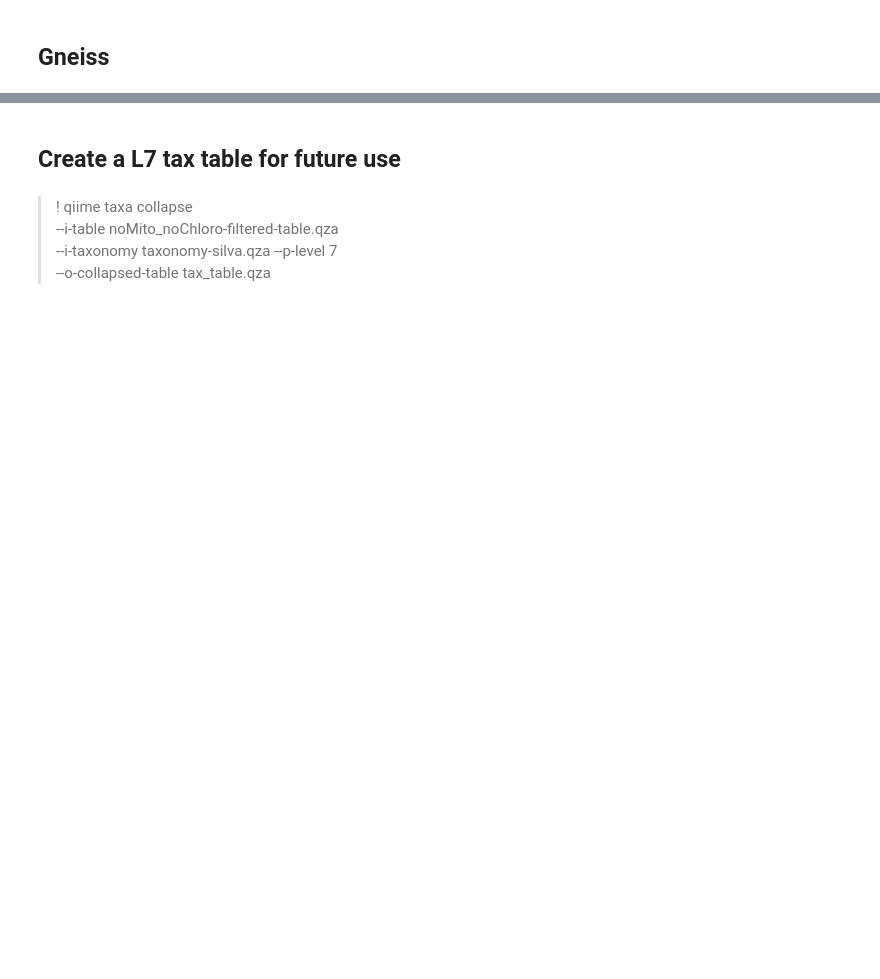
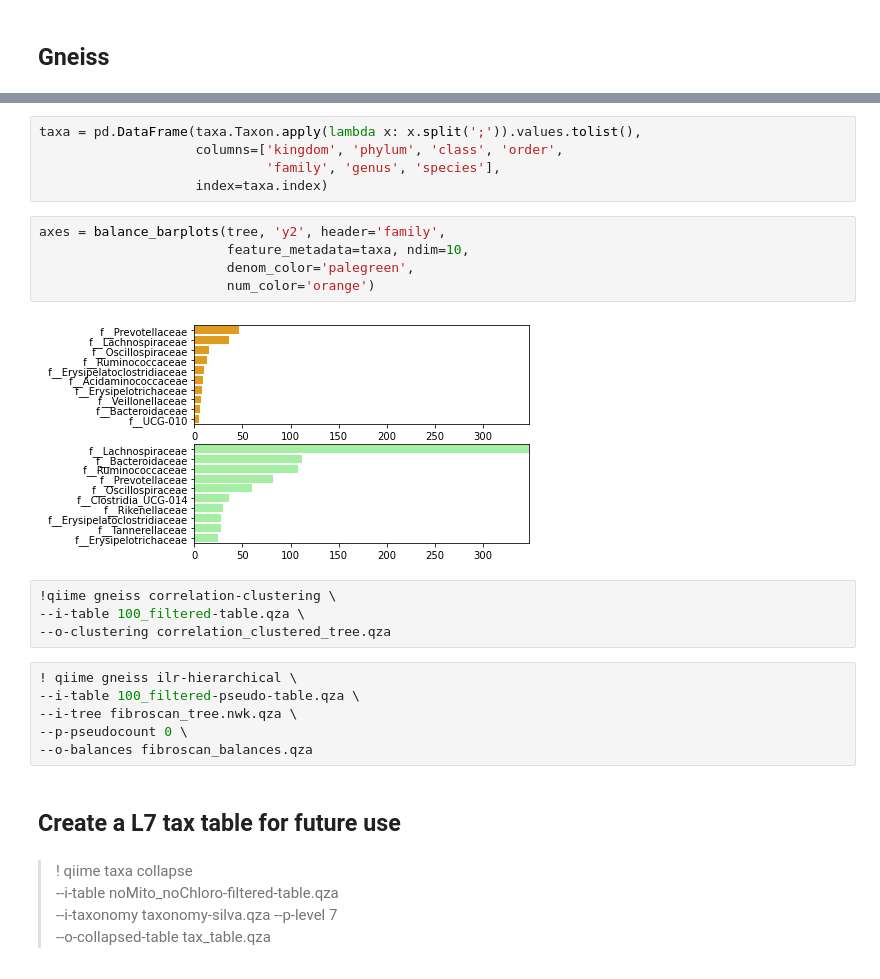
Before and after one commit to sterrettJD/HIV-microbiome, a Jupyter notebook: Analysis.ipynb, the cells around one changed output, grey strips where cells are left out. Saved outputs shown, nothing was run; the diff lists cells and outputs as text; blank space fills up the shorter version.

```diff
--- a/Analysis.ipynb
+++ b/Analysis.ipynb
@@ -498,3 +534,25 @@ viz
+# %%
+taxa = pd.DataFrame(taxa.Taxon.apply(lambda x: x.split(';')).values.tolist(),
+                    columns=['kingdom', 'phylum', 'class', 'order',
+                             'family', 'genus', 'species'],
+                    index=taxa.index)
+# %%
+axes = balance_barplots(tree, 'y2', header='family',
+                        feature_metadata=taxa, ndim=10,
+                        denom_color='palegreen',
+                        num_color='orange')
+# %% [output]
+[figure, added]
+# %%
+!qiime gneiss correlation-clustering \
+--i-table 100_filtered-table.qza \
+--o-clustering correlation_clustered_tree.qza
+# %%
+! qiime gneiss ilr-hierarchical \
+--i-table 100_filtered-pseudo-table.qza \
+--i-tree fibroscan_tree.nwk.qza \
+--p-pseudocount 0 \
+--o-balances fibroscan_balances.qza
 # %% [markdown]
 ## Create a L7 tax table for future use
 # %% [markdown]
```
Also changed, not shown: parts of 18 cells of this notebook.
